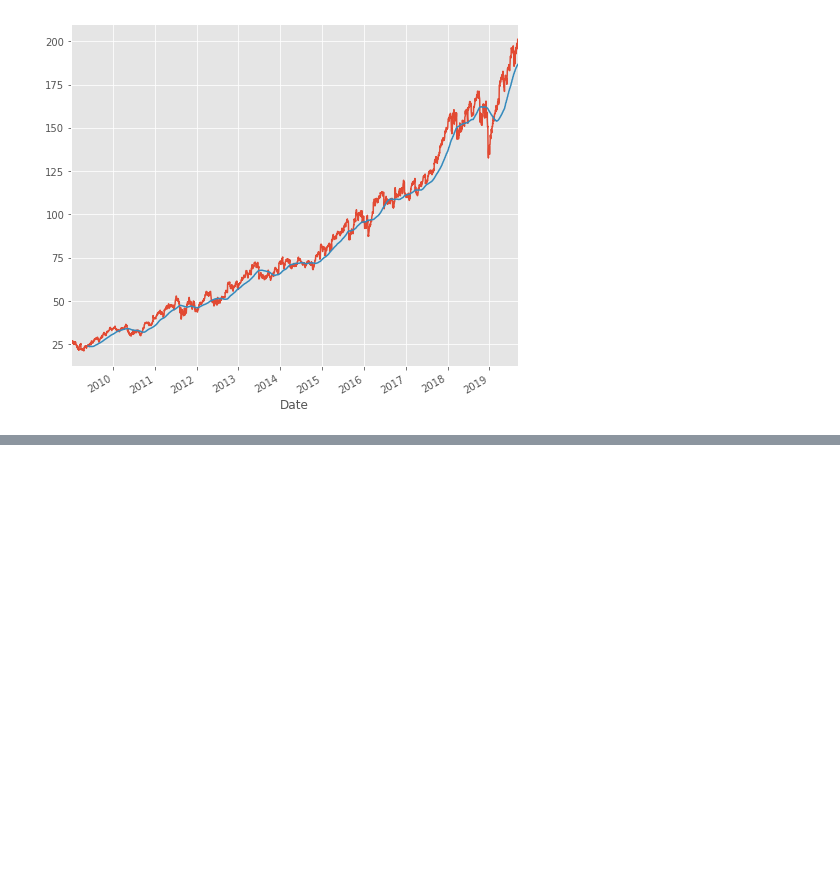
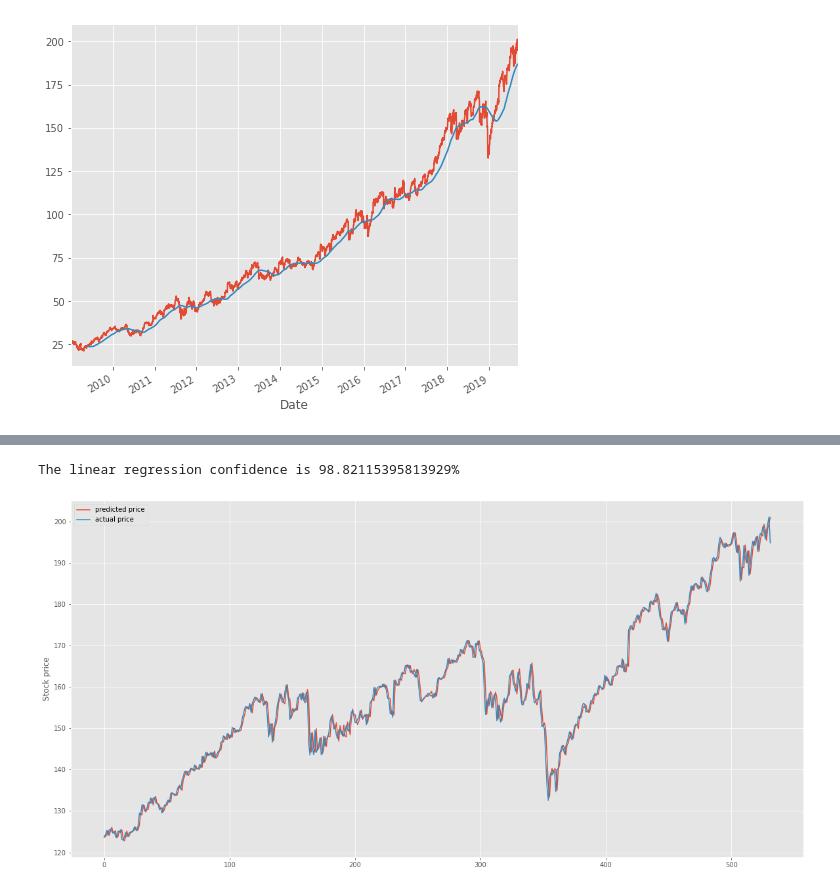
Before and after one commit to dgildeh/jupyter-notebooks, a Jupyter notebook: stock-predictions.ipynb, the cells around one changed output, grey strips where cells are left out. Drawn from its saved outputs; the diff is of its cells as text; code cells hidden in the pictures; blank space fills up the shorter version.

```diff
--- a/stock-predictions.ipynb
+++ b/stock-predictions.ipynb
@@ -177,0 +172,24 @@ Last Date = 2010-01-28 00:00:00
+# %%
+from sklearn.linear_model import LinearRegression
+
+# Train the model
+lr_model = LinearRegression()
+lr_model.fit(X_train, y_train)
+
+confidence_lr = lr_model.score(X_test, y_test) * 100
+print(f"The linear regression confidence is {confidence_lr}%")
+
+# Make a prediction
+lr_prediction = lr_model.predict(X_test)
+
+# Plot the prediction
+plt.figure(figsize=(20,10))
+plt.plot(lr_prediction)
+plt.plot(y_test)
+plt.legend(['predicted price','actual price'])
+plt.ylabel('Stock price')
+
+plt.show()
+# %% [output]
+The linear regression confidence is 98.82115395813929%
+[figure, added]
```
Also changed, not shown: parts of 23 cells of this notebook.
